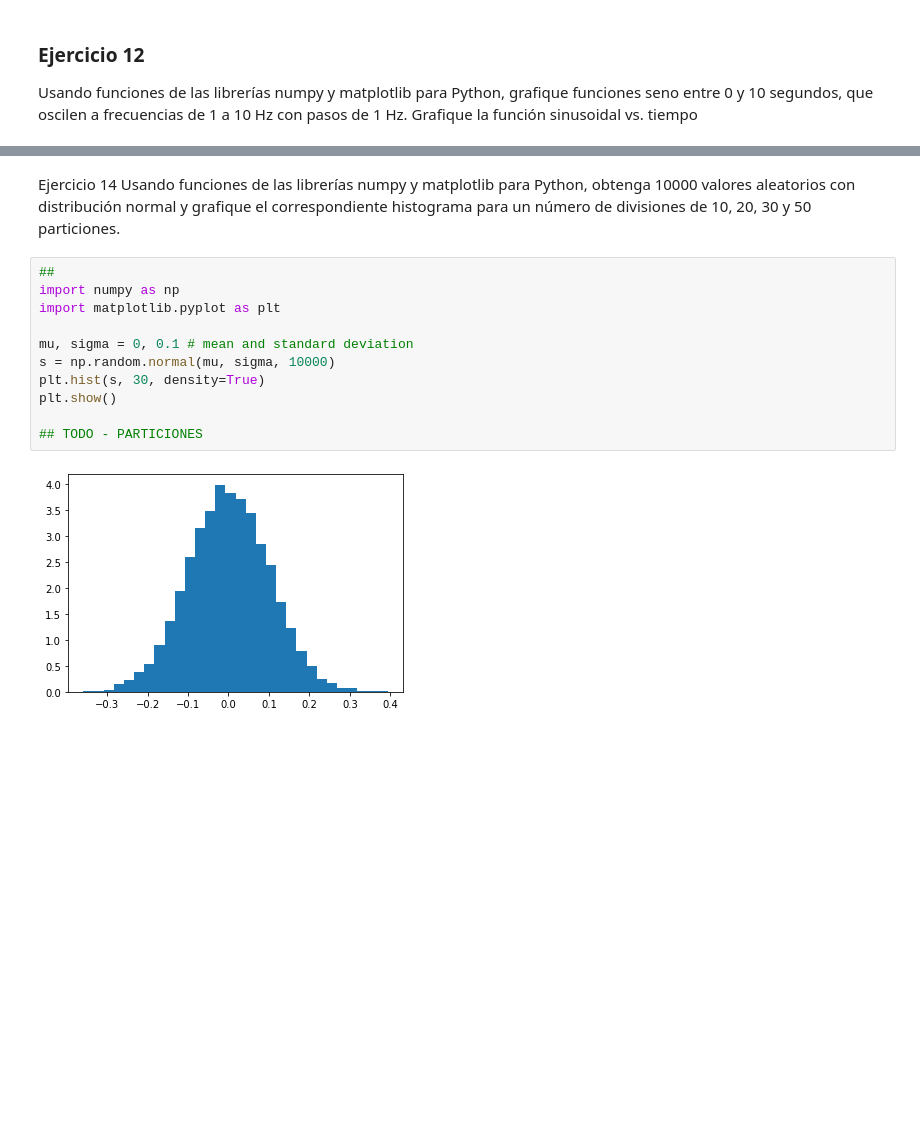
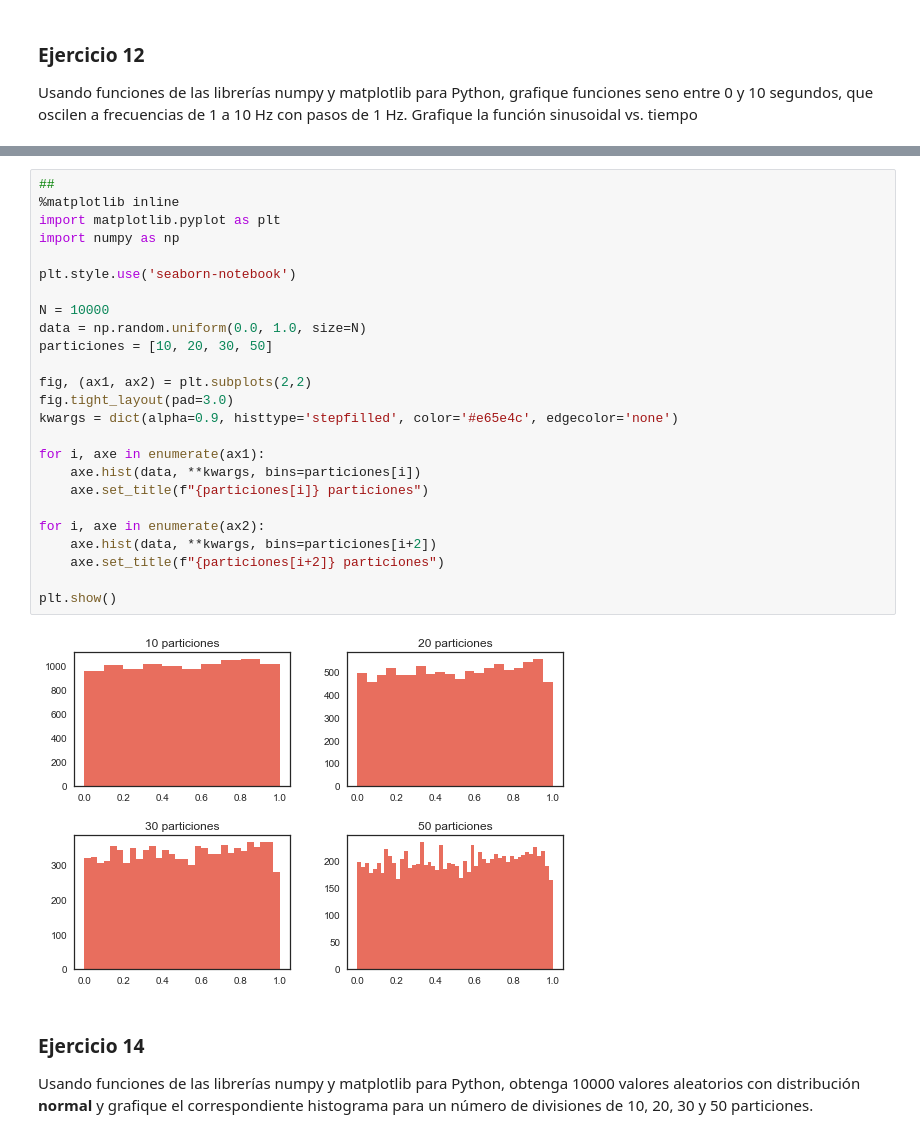
Before and after one commit to seebgar/Python-Data-Science, a Jupyter notebook: Lab_3.ipynb, the cells around one changed output, grey strips where cells are left out. Saved outputs shown, nothing was run; the diff lists cells and outputs as text; blank space fills up the shorter version.

```diff
--- a/Lab_3.ipynb
+++ b/Lab_3.ipynb
@@ -291,18 +289,33 @@ plt.show()
+# %%
+##
+%matplotlib inline
+import matplotlib.pyplot as plt
+import numpy as np
+
+plt.style.use('seaborn-notebook')
+
+N = 10000
+data = np.random.uniform(0.0, 1.0, size=N)
+particiones = [10, 20, 30, 50]
+
+fig, (ax1, ax2) = plt.subplots(2,2)
+fig.tight_layout(pad=3.0)
+kwargs = dict(alpha=0.9, histtype='stepfilled', color='#e65e4c', edgecolor='none')
+
+for i, axe in enumerate(ax1):
+    axe.hist(data, **kwargs, bins=particiones[i])
+    axe.set_title(f"{particiones[i]} particiones")
+
+for i, axe in enumerate(ax2):
+    axe.hist(data, **kwargs, bins=particiones[i+2])
+    axe.set_title(f"{particiones[i+2]} particiones")
+
+plt.show()
+# %% [output]
+[figure, added]
 # %% [markdown]
-Ejercicio 14
+### Ejercicio 14
+
 Usando funciones de las librerías numpy y matplotlib para Python, obtenga 10000 valores
-aleatorios con distribución normal y grafique el correspondiente histograma para un número de
+aleatorios con distribución **normal** y grafique el correspondiente histograma para un número de
 divisiones de 10, 20, 30 y 50 particiones.
-# %%
-##
-import numpy as np
-import matplotlib.pyplot as plt
-
-mu, sigma = 0, 0.1 # mean and standard deviation
-s = np.random.normal(mu, sigma, 10000)
-plt.hist(s, 30, density=True)
-plt.show()
-
-## TODO - PARTICIONES
-# %% [output]
-[figure, removed]
```
Also changed, not shown: parts of 5 cells of this notebook.
